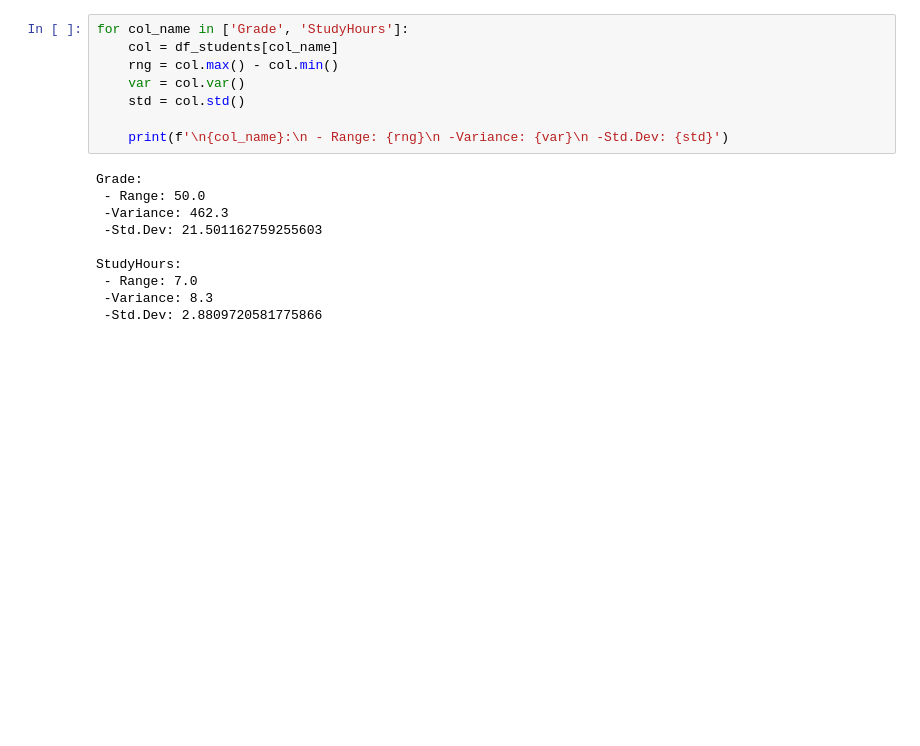
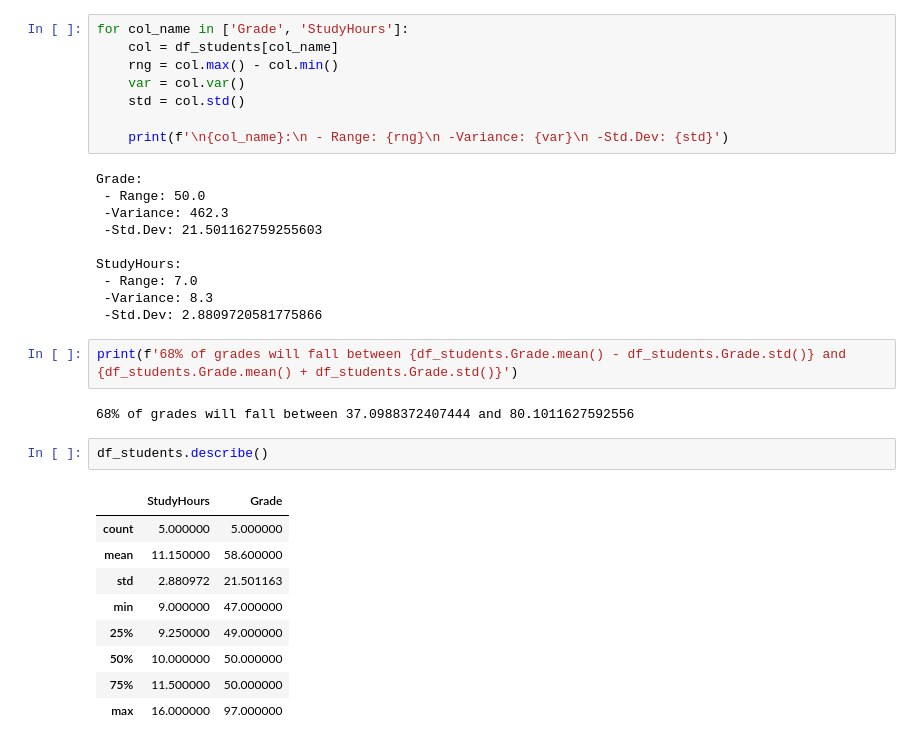
Before and after one commit to Ashu11122000/data-science-basics, a Jupyter notebook: python-notebook.ipynb, the cells around one changed output. Cells and saved outputs as stored; diff of their text form; blank space fills up the shorter version.

```diff
--- a/python-notebook.ipynb
+++ b/python-notebook.ipynb
@@ -387,3 +387,19 @@ StudyHours:
  - Range: 7.0
  -Variance: 8.3
  -Std.Dev: 2.8809720581775866
+# %%
+print(f'68% of grades will fall between {df_students.Grade.mean() - df_students.Grade.std()} and {df_students.Grade.mean() + df_students.Grade.std()}')
+# %% [output]
+68% of grades will fall between 37.0988372407444 and 80.1011627592556
+# %%
+df_students.describe()
+# %% [output]
+|  | StudyHours | Grade |
+| count | 5.000000 | 5.000000 |
+| mean | 11.150000 | 58.600000 |
+| std | 2.880972 | 21.501163 |
+| min | 9.000000 | 47.000000 |
+| 25% | 9.250000 | 49.000000 |
+| 50% | 10.000000 | 50.000000 |
+| 75% | 11.500000 | 50.000000 |
+| max | 16.000000 | 97.000000 |
```
